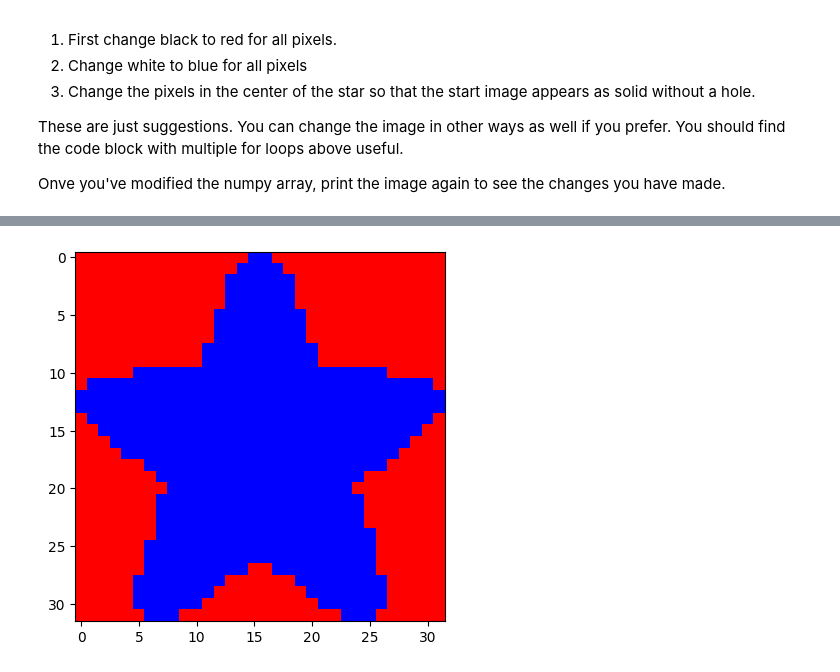
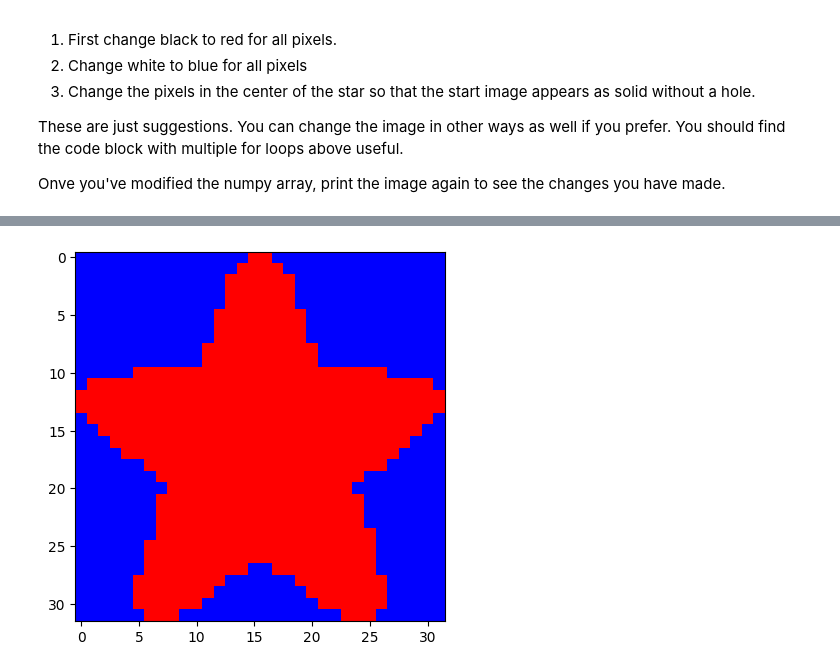
Before and after one commit to guyfrancis/dat1001, a Jupyter notebook: Numpy_Extension_Answers.ipynb, the cells around one changed output, grey strips where cells are left out. Drawn from its saved outputs; the diff is of its cells as text; code cells hidden in the pictures.

```diff
--- a/Numpy_Extension_Answers.ipynb
+++ b/Numpy_Extension_Answers.ipynb
@@ -124,12 +128,12 @@ plt.show()
 # %%
-# This code changes white to blue
+# This code fills in the center of the star as red
 for x in range(12, 23):
     for y in range(10, 23):
-            img_array[x][y][0]=0
+            img_array[x][y][0]=255
             img_array[x][y][1]=0
-            img_array[x][y][2]=255
+            img_array[x][y][2]=0
 # Now print the image again
 plt.imshow(img_array, interpolation='nearest')
 plt.show()
 # %% [output]
-[figure, old version]
+[figure, new version]
```
Also changed, not shown: parts of 4 cells of this notebook, 6 other files.
